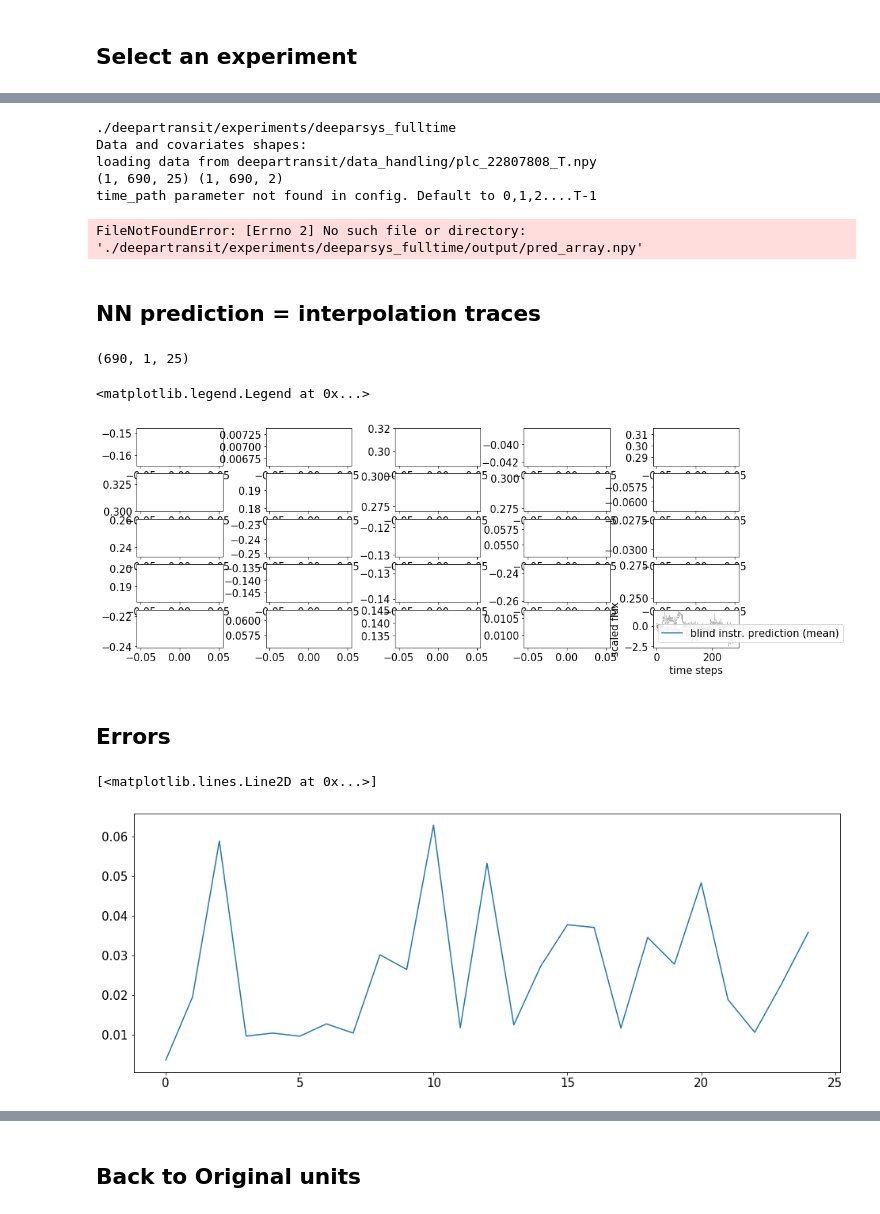
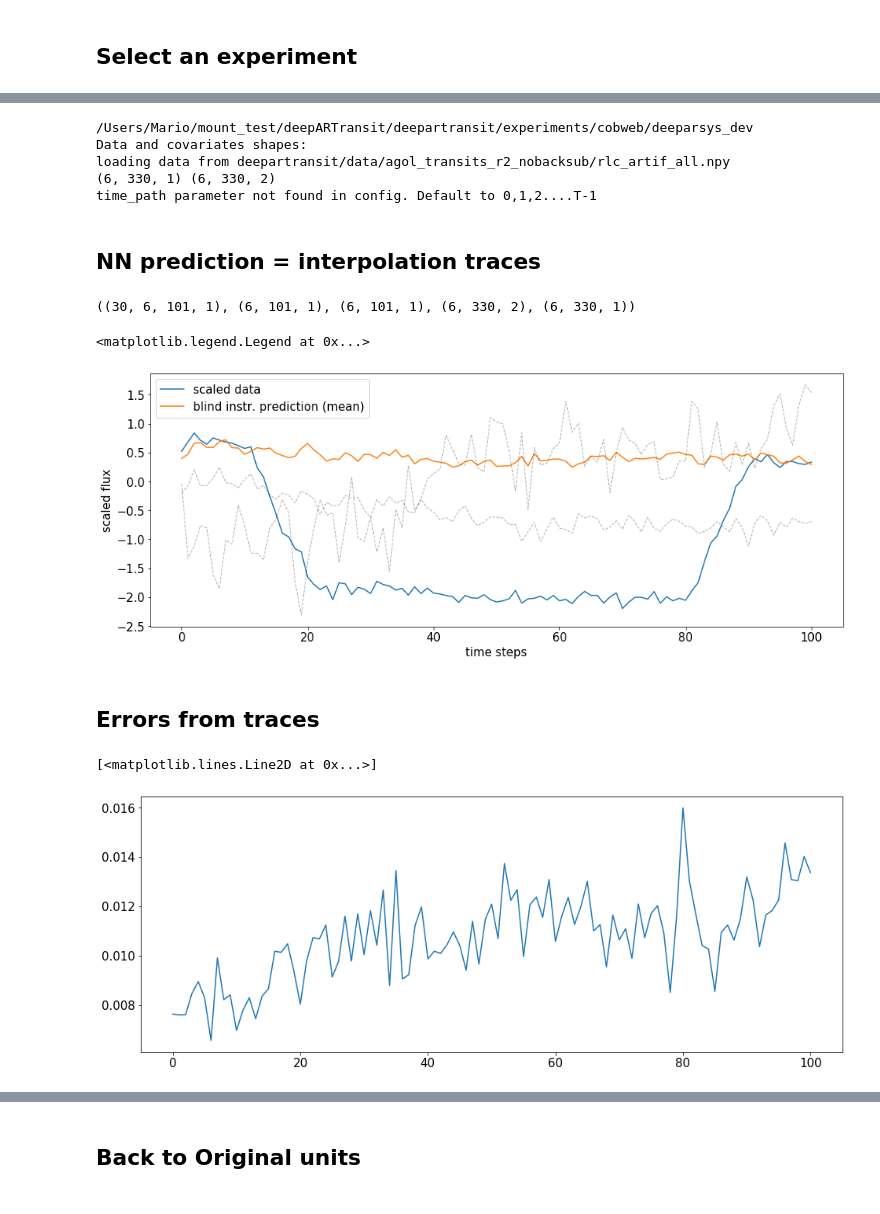
Before and after one commit to ucl-exoplanets/deepARTransit, a Jupyter notebook: deepartransit/notebooks/00_fitting_predictions.ipynb, the cells around one changed output, grey strips where cells are left out. Cells and saved outputs as stored; diff of their text form; code cells hidden in the pictures.

Commit message:
dealing with whole batch of data

```diff
--- a/deepartransit/notebooks/00_fitting_predictions.ipynb
+++ b/deepartransit/notebooks/00_fitting_predictions.ipynb
@@ -30,6 +30,7 @@ project_button = widgets.Dropdown(
 
 experiment_button = widgets.Dropdown(
     options=[os.path.join('deeparsys_fulltime'),
+             os.path.join('cobweb', 'deeparsys_dev'),
              os.path.join('cobweb', 'deeparsys_fulltime'),
              os.path.join('cobweb', 'deepartrans_fulltime'),
              os.path.join('cobweb', 'rlc', 'deeparsys_nocov'),
@@ -79,38 +80,40 @@ pred_instr = traces_array.mean(axis=(0))
 length_pred = pred_instr.shape[1]
 plc_trans = data.Z[:, config.pretrans_length:config.pretrans_length+config.trans_length+1]
 # %% [output]
-./deepartransit/experiments/deeparsys_fulltime
+/Users/Mario/mount_test/deepARTransit/deepartransit/experiments/cobweb/deeparsys_dev
 Data and covariates shapes:
-loading data from deepartransit/data_handling/plc_22807808_T.npy
-(1, 690, 25) (1, 690, 2)
+loading data from deepartransit/data/agol_transits_r2_nobacksub/rlc_artif_all.npy
+(6, 330, 1) (6, 330, 2)
 time_path parameter not found in config. Default to 0,1,2....T-1
-FileNotFoundError: [Errno 2] No such file or directory: './deepartransit/experiments/deeparsys_fulltime/output/pred_array.npy'
+# %%
+# select an observation if several
+obs = 0
 # %% [markdown]
 ## NN prediction = interpolation traces
-# %%
-traces_array.shape
-# %% [output]
-(690, 1, 25)
+# %%
+traces_array.shape, plc_trans.shape, pred_instr.shape, data.X.shape, data.Z.shape
+# %% [output]
+((30, 6, 101, 1), (6, 101, 1), (6, 101, 1), (6, 330, 2), (6, 330, 1))
 # %%
-#grid = plotting.plot_mozaic(plc_trans.reshape(-1, width, width), label='scaled data')
+grid = plotting.plot_mozaic(plc_trans[obs].reshape(-1, width, width), label='scaled data')
 #for trace in range(len(traces_array)):
 #    plotting.plot_mozaic(np.expand_dims(traces_array[trace].T.reshape(-1, width, width), -1),
 #                         grid=grid, color='grey', linestyle='dashed', linewidth=1, alpha=0.3)
-plotting.plot_mozaic(pred_instr.reshape(-1, width, width), grid=grid, label='blind instr. prediction (mean)')
-plt.plot(data.X[0, config.pretrans_length:config.pretrans_length+config.trans_length+1],
+plotting.plot_mozaic(pred_instr[obs].reshape(-1, width, width), grid=grid, label='blind instr. prediction (mean)')
+plt.plot(data.X[obs, config.pretrans_length:config.pretrans_length+config.trans_length+1],
         color='black', linestyle='dashed', linewidth=1, alpha=0.3)
 plt.xlabel('time steps')
 plt.ylabel('scaled flux')
 plt.legend()
 # %% [output]
 <matplotlib.legend.Legend at 0x...>
-[figure, old version]
+[figure, new version]
 # %% [markdown]
-## Errors
+## Errors from traces
 # %%
-plt.plot(traces_array.std(axis=0).flatten())
+plt.plot(traces_array[:,obs].std(axis=0).flatten())
 # %% [output]
 [<matplotlib.lines.Line2D at 0x...>]
-[figure, old version]
+[figure, new version]
 # %%
 for trace in range(len(traces_array)):
```
Also changed, not shown: parts of 13 cells of this notebook, 4 other files.
